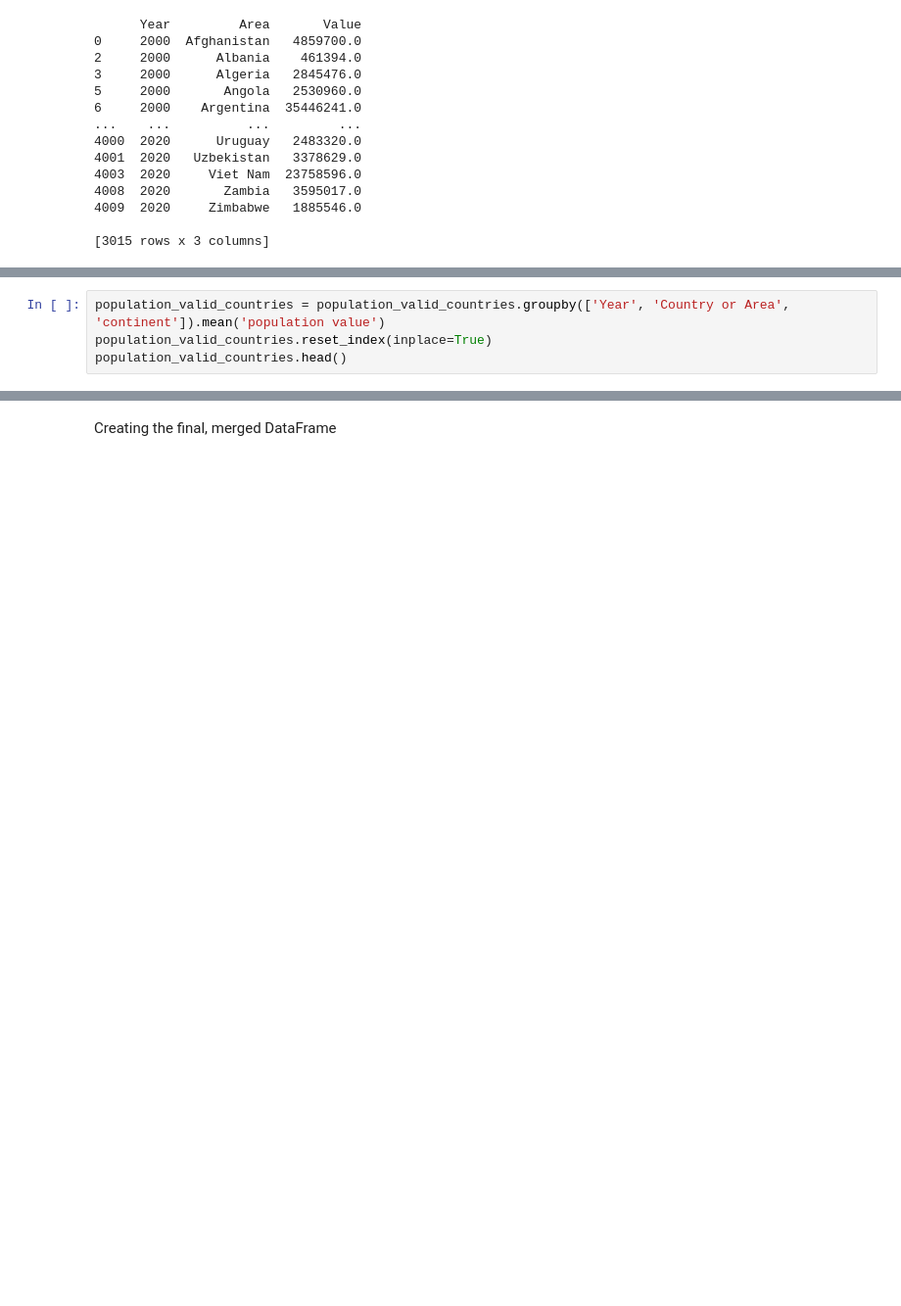
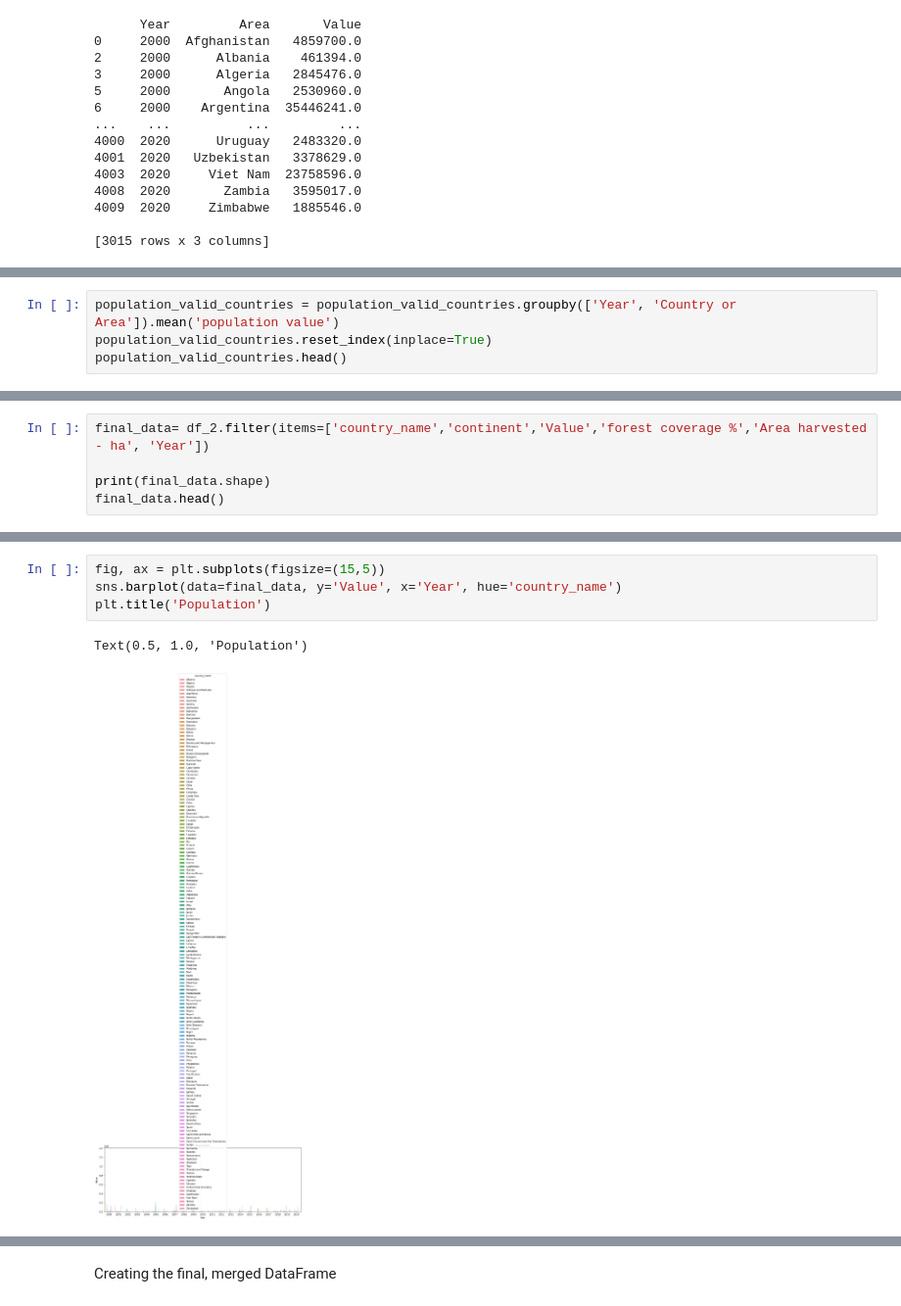
Before and after one commit to BoSuto/Specialist-Certificate-in-Data-Analytics-Essential-Jan-2023, a Jupyter notebook: Project - Spring 2023.ipynb, the cells around one changed output, grey strips where cells are left out. Shown at 98% size. Cells and saved outputs as stored; diff of their text form; blank space fills up the shorter version.

Commit message:
countries ==21

```diff
--- a/Project - Spring 2023.ipynb
+++ b/Project - Spring 2023.ipynb
@@ -441,4 +417,0 @@ food_valid_countries.head()
-# %%
-population_valid_countries = population_valid_countries.groupby(['Year', 'Country or Area', 'continent']).mean('population value')
-population_valid_countries.reset_index(inplace=True)
-population_valid_countries.head()
@@ -497,0 +505,4 @@ Text(0.5, 1.0, 'Population')
+# %%
+population_valid_countries = population_valid_countries.groupby(['Year', 'Country or Area']).mean('population value')
+population_valid_countries.reset_index(inplace=True)
+population_valid_countries.head()
@@ -497,0 +556,5 @@ Text(0.5, 1.0, 'Population')
+# %%
+final_data= df_2.filter(items=['country_name','continent','Value','forest coverage %','Area harvested - ha', 'Year'])
+
+print(final_data.shape)
+final_data.head()
@@ -497,0 +569,7 @@ Text(0.5, 1.0, 'Population')
+# %%
+fig, ax = plt.subplots(figsize=(15,5))
+sns.barplot(data=final_data, y='Value', x='Year', hue='country_name')
+plt.title('Population')
+# %% [output]
+Text(0.5, 1.0, 'Population')
+[figure, added]
```
Also changed, not shown: parts of 45 cells of this notebook.
